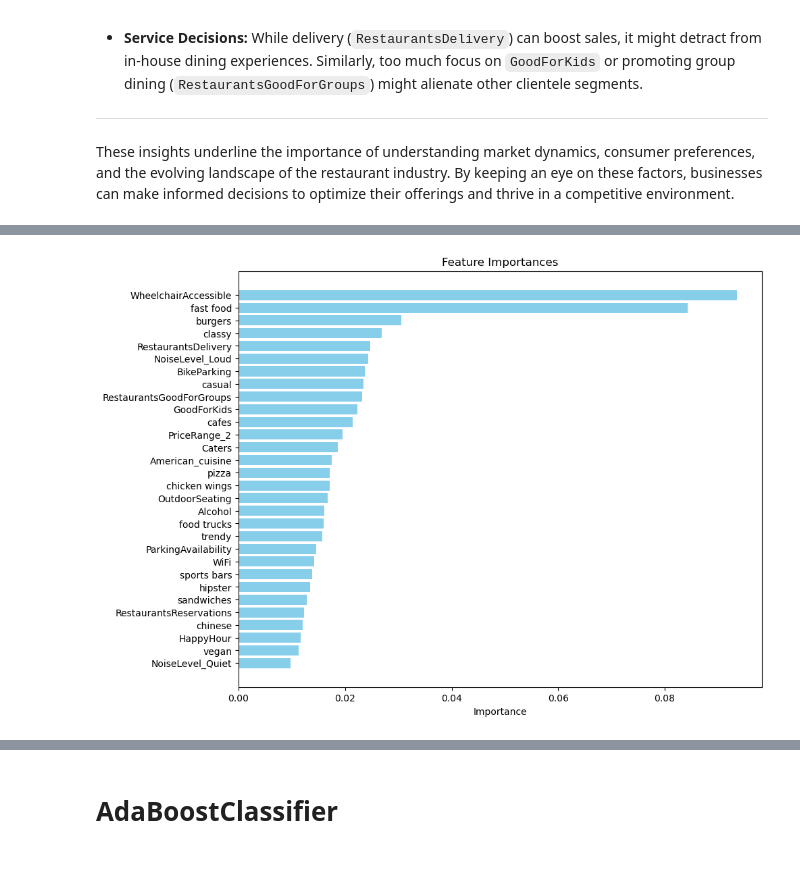
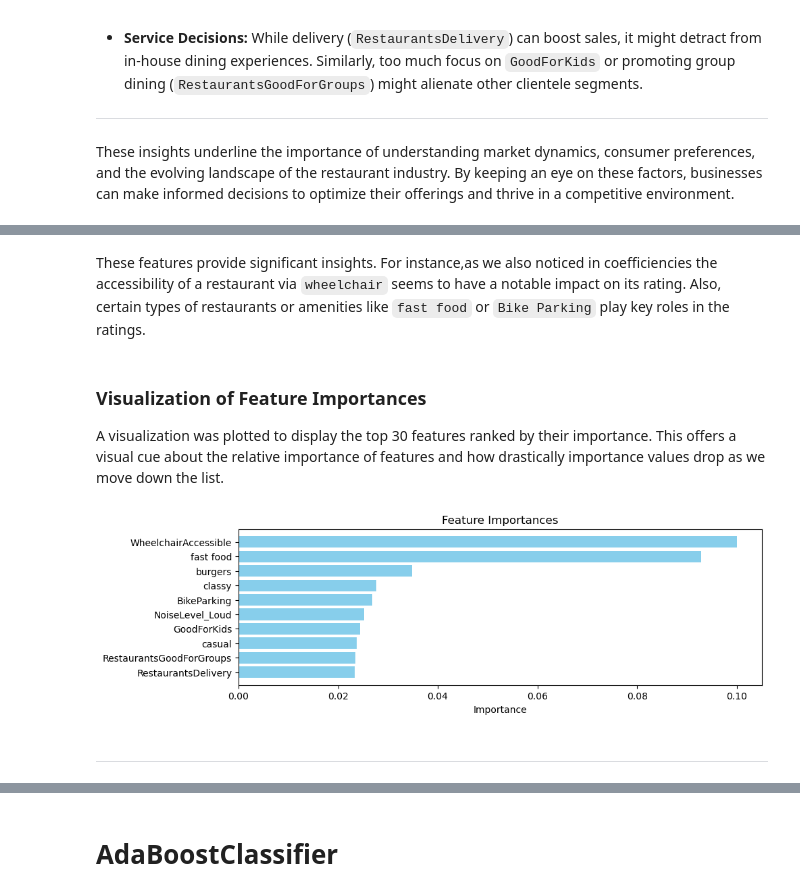
Before and after one commit to HodaShoghi/Restaurant_Success_Prediction, a Jupyter notebook: Notebooks/Modeling.ipynb, the cells around one changed output, grey strips where cells are left out. Saved outputs shown, nothing was run; the diff lists cells and outputs as text; code cells hidden in the pictures; blank space fills up the shorter version.

```diff
--- a/Notebooks/Modeling.ipynb
+++ b/Notebooks/Modeling.ipynb
@@ -340,0 +552,15 @@ print(X_test.shape, y_test.shape)
+# %%
+from sklearn.model_selection import GridSearchCV
+
+param_grid = {
+    'n_estimators': [50, 80, 100, 150, 200],
+    'max_depth': [None, 10, 17, 20, 25],
+    'min_samples_split': [2, 5, 10],
+    'min_samples_leaf': [1, 2, 4],
+    'bootstrap': [True, False]
+}
+
+rf_grid_search = GridSearchCV(estimator=rf_model, param_grid=param_grid,
+                              cv=3, n_jobs=-1, verbose=2, scoring='accuracy')
+rf_grid_search.fit(X_train_scaled, y_train)
+print(rf_grid_search.best_params_)
@@ -343,19 +630,0 @@ print(X_test.shape, y_test.shape)
-# %%
-from sklearn.ensemble import RandomForestClassifier
-
-scaler = StandardScaler()
-X_train_scaled = scaler.fit_transform(X_train)
-X_test_scaled = scaler.transform(X_test)
-
-
-# Create and fit the random forest model
-rf_model = RandomForestClassifier(n_estimators=80, max_depth=17, random_state=42)
-rf_model.fit(X_train_scaled, y_train)
-
-# Evaluating the model on the train data
-train_score_rf = rf_model.score(X_train_scaled, y_train)
-print(f'Random Forest Scaled Train Accuracy: {train_score_rf}')
-
-# Evaluating the model on the test data
-test_score_rf = rf_model.score(X_test_scaled, y_test)
-print(f'Random Forest Scaled Test Accuracy: {test_score_rf}')
@@ -394,17 +730,21 @@ feature_importances.head(30)
+# %% [markdown]
+These features provide significant insights. For instance,as we also noticed in coefficiencies  the accessibility of a restaurant via `wheelchair` seems to have a notable impact on its rating. Also, certain types of restaurants or amenities like `fast food` or `Bike Parking` play key roles in the ratings.
+# %% [markdown]
+### Visualization of Feature Importances
+A visualization was plotted to display the top 30 features ranked by their importance. This offers a visual cue about the relative importance of features and how drastically importance values drop as we move down the list.
 # %%
 import matplotlib.pyplot as plt
 
-# Assuming your code to get the feature_importances dataframe is here
 
 # Selecting top 20 features
-top_features = feature_importances.head(30)
+top_features = feature_importances.head(10)
 
 # Plotting
-plt.figure(figsize=(10, 8))
+plt.figure(figsize=(10, 3))
 plt.barh(top_features['Feature'], top_features['Importance'], align='center', color='skyblue')
 plt.xlabel('Importance')
 plt.title('Feature Importances')
 plt.gca().invert_yaxis()  # To display the feature with the highest importance at the top
 plt.show()
 # %% [output]
-[figure, old version]
+[figure, new version]
@@ -422,0 +751,2 @@ X_test_scaled_filtered = scaler.transform(X_test_filtered)
+# %% [markdown]
+-------------
```
Also changed, not shown: parts of 148 cells of this notebook, 7 other files.
